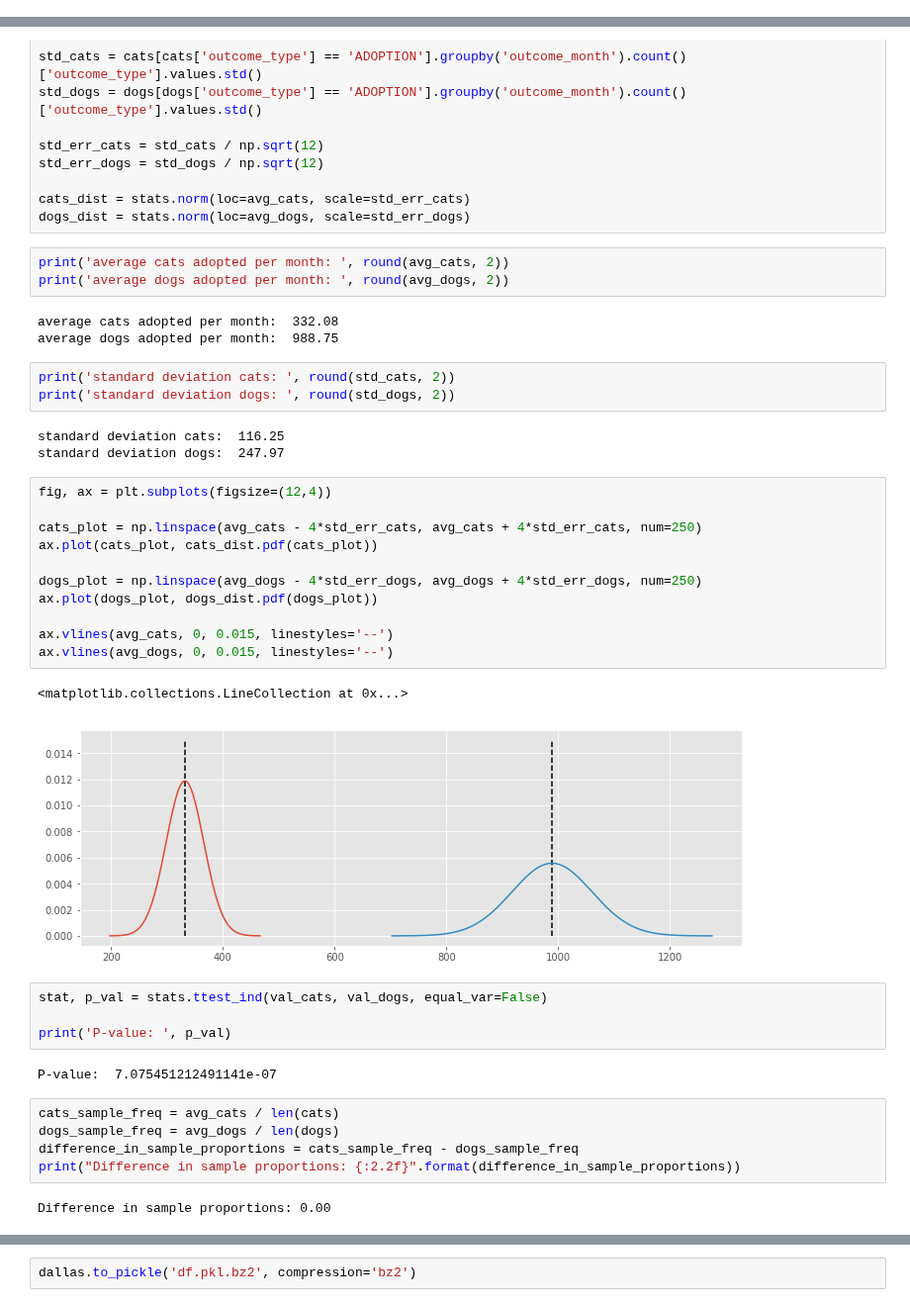
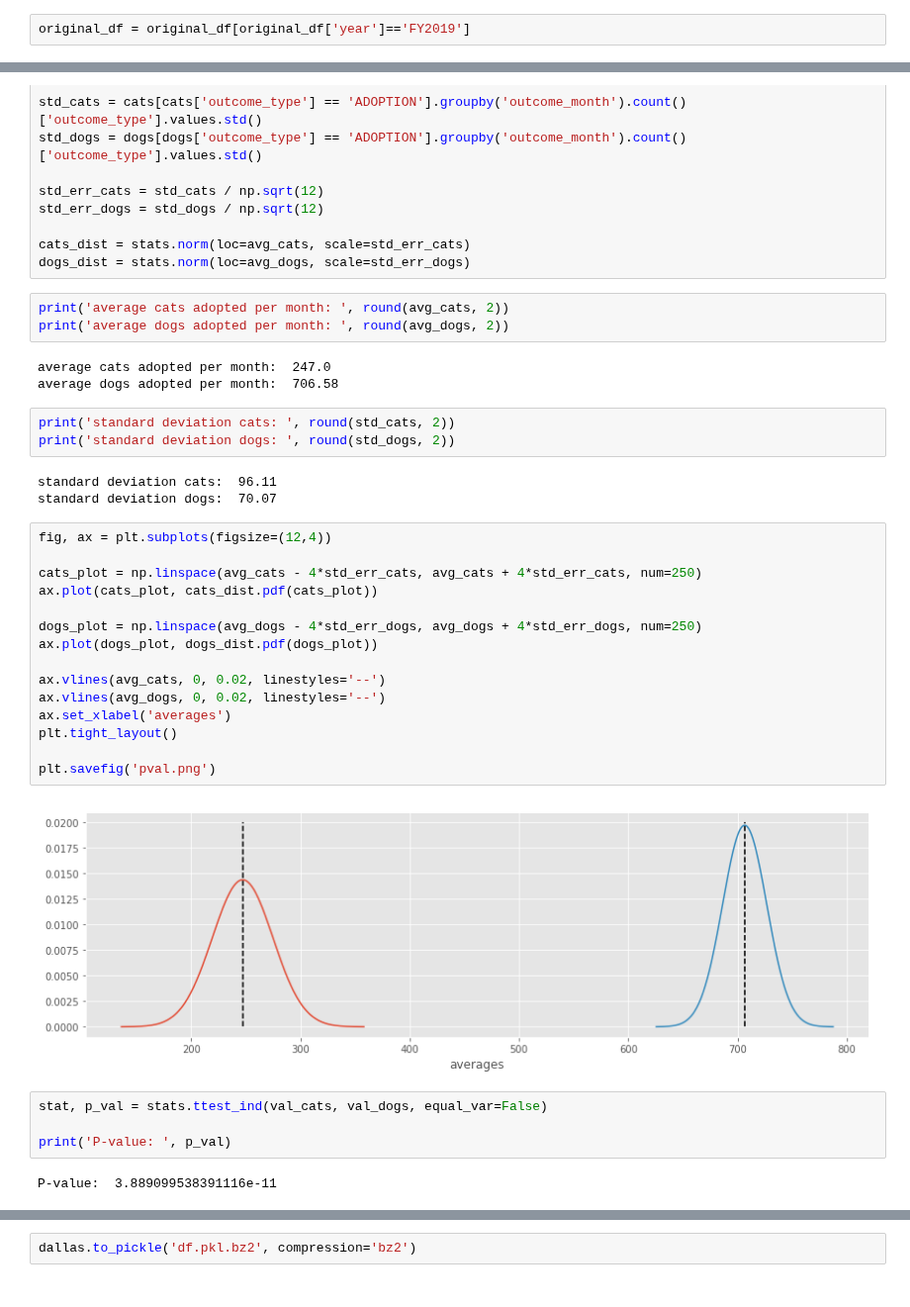
Before and after one commit to cwong690/Dallas-Paws, a Jupyter notebook: dallas_animals.ipynb, the cells around one changed output, grey strips where cells are left out. Shown at 99% size. Cells and saved outputs as stored; diff of their text form.

```diff
--- a/dallas_animals.ipynb
+++ b/dallas_animals.ipynb
@@ -172,6 +172,8 @@ original_df.head()
 | 2 | A0458972 | DOG | CATAHOULA | RECEIVING | UNAVAILABLE | NaN | A19-195601 | ... |
 | 3 | A0525642 | DOG | GERM SHEPHERD | INJD 001 | IMPOUNDED | NaN | A19-196573 | ... |
 | 4 | A0565586 | DOG | SILKY TERRIER | LFD 119 | UNAVAILABLE | NaN | NaN | ... |
+# %%
+original_df = original_df[original_df['year']=='FY2019']
 # %% [markdown]
 _Looked at value counts of many columns to determine which ones are necessary._
 # %% [markdown]
@@ -822,38 +808,34 @@ dogs_dist = stats.norm(loc=avg_dogs, scale=std_err_dogs)
 print('average cats adopted per month: ', round(avg_cats, 2))
 print('average dogs adopted per month: ', round(avg_dogs, 2))
 # %% [output]
-average cats adopted per month:  332.08
-average dogs adopted per month:  988.75
+average cats adopted per month:  247.0
+average dogs adopted per month:  706.58
 # %%
 print('standard deviation cats: ', round(std_cats, 2))
 print('standard deviation dogs: ', round(std_dogs, 2))
 # %% [output]
-standard deviation cats:  116.25
-standard deviation dogs:  247.97
+standard deviation cats:  96.11
+standard deviation dogs:  70.07
 # %%
 fig, ax = plt.subplots(figsize=(12,4))
 
 cats_plot = np.linspace(avg_cats - 4*std_err_cats, avg_cats + 4*std_err_cats, num=250)
 ax.plot(cats_plot, cats_dist.pdf(cats_plot))
 
 dogs_plot = np.linspace(avg_dogs - 4*std_err_dogs, avg_dogs + 4*std_err_dogs, num=250)
 ax.plot(dogs_plot, dogs_dist.pdf(dogs_plot))
 
-ax.vlines(avg_cats, 0, 0.015, linestyles='--')
-ax.vlines(avg_dogs, 0, 0.015, linestyles='--')
+ax.vlines(avg_cats, 0, 0.02, linestyles='--')
+ax.vlines(avg_dogs, 0, 0.02, linestyles='--')
+ax.set_xlabel('averages')
+plt.tight_layout()
+
+plt.savefig('pval.png')
 # %% [output]
-<matplotlib.collections.LineCollection at 0x...>
-[figure, old version]
+[figure, new version]
 # %%
 stat, p_val = stats.ttest_ind(val_cats, val_dogs, equal_var=False)
 
 print('P-value: ', p_val)
 # %% [output]
-P-value:  7.075451212491141e-07
+P-value:  3.889099538391116e-11
-# %%
-cats_sample_freq = avg_cats / len(cats)
-dogs_sample_freq = avg_dogs / len(dogs)
-difference_in_sample_proportions = cats_sample_freq - dogs_sample_freq
-print("Difference in sample proportions: {:2.2f}".format(difference_in_sample_proportions))
-# %% [output]
-Difference in sample proportions: 0.00
```
Also changed, not shown: parts of 38 cells of this notebook, 12 other files.
